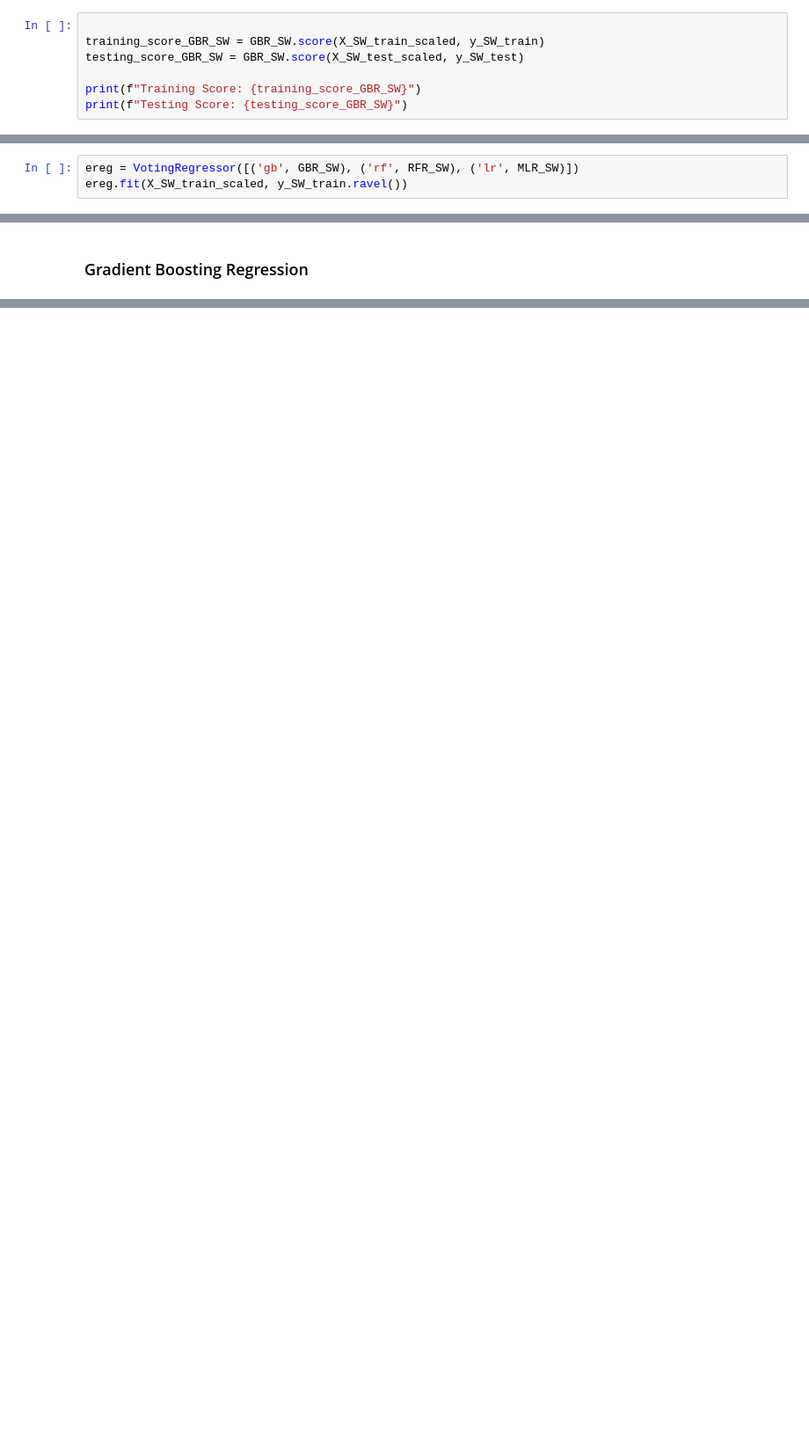
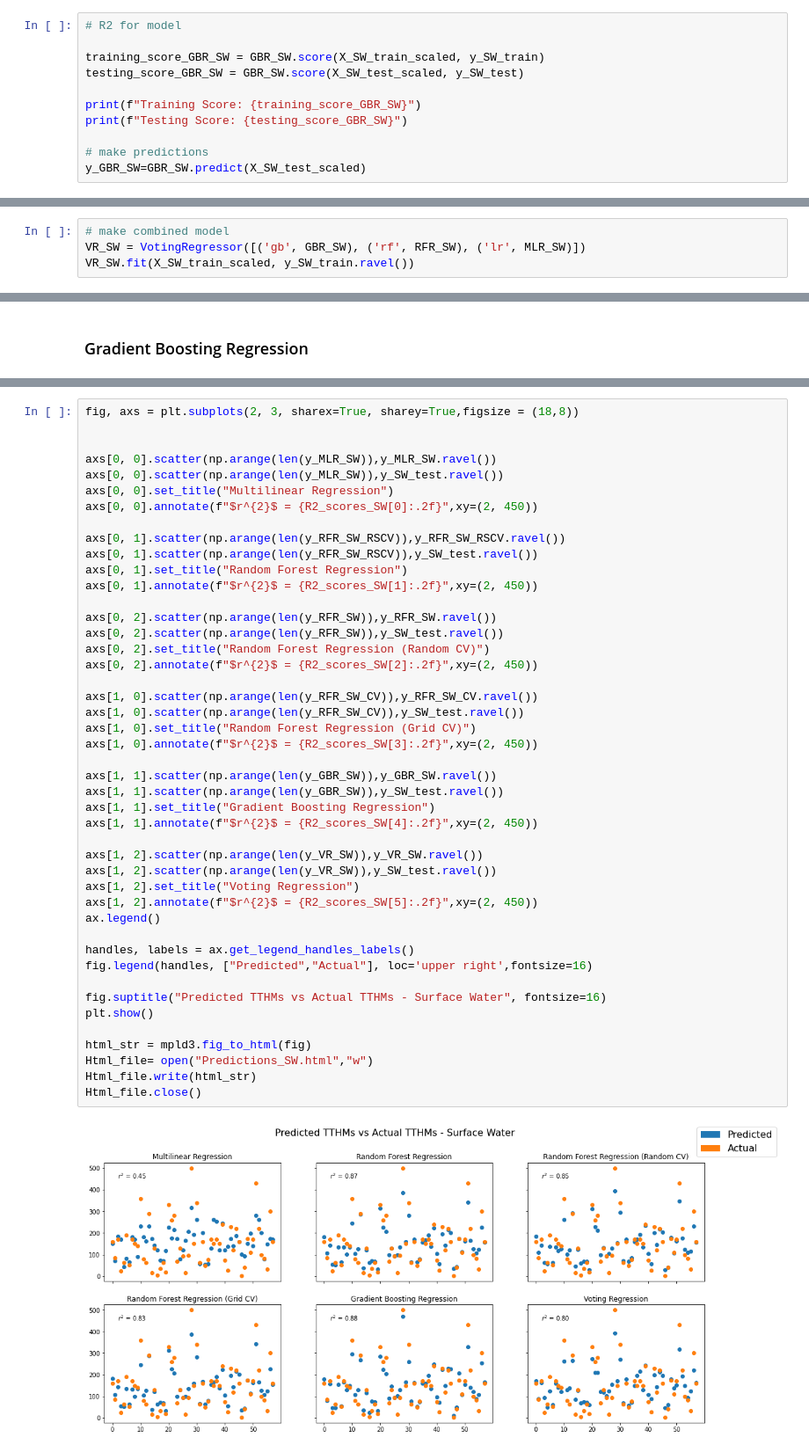
Before and after one commit to JackXinPan/Final-Project, a Jupyter notebook: GW vs SW.ipynb, the cells around one changed output, grey strips where cells are left out. Shown at 88% size. Drawn from its saved outputs; the diff is of its cells as text; blank space fills up the shorter version.

```diff
--- a/GW vs SW.ipynb
+++ b/GW vs SW.ipynb
@@ -303,10 +335,14 @@ GradientBoostingRegressor(random_state=42)
 # %%
+# R2 for model
 
 training_score_GBR_SW = GBR_SW.score(X_SW_train_scaled, y_SW_train)
 testing_score_GBR_SW = GBR_SW.score(X_SW_test_scaled, y_SW_test)
 
 print(f"Training Score: {training_score_GBR_SW}")
 print(f"Testing Score: {testing_score_GBR_SW}")
+
+# make predictions
+y_GBR_SW=GBR_SW.predict(X_SW_test_scaled)
 # %% [output]
 Training Score: 0.9866408733497116
 Testing Score: 0.8843036792117092
@@ -313,8 +373,9 @@ Testing Score: 0.8843036792117092
 # %% [markdown]
 ### Voting Regressor
 # %%
-ereg = VotingRegressor([('gb', GBR_SW), ('rf', RFR_SW), ('lr', MLR_SW)])
-ereg.fit(X_SW_train_scaled, y_SW_train.ravel())
+# make combined model
+VR_SW = VotingRegressor([('gb', GBR_SW), ('rf', RFR_SW), ('lr', MLR_SW)])
+VR_SW.fit(X_SW_train_scaled, y_SW_train.ravel())
 # %% [output]
 VotingRegressor(estimators=[('gb', GradientBoostingRegressor(random_state=42)),
                             ('rf',
@@ -694,0 +646,47 @@ array([nan, nan, nan, nan, nan, nan, nan, nan, nan, nan])
+# %%
+fig, axs = plt.subplots(2, 3, sharex=True, sharey=True,figsize = (18,8))
+
+
+axs[0, 0].scatter(np.arange(len(y_MLR_SW)),y_MLR_SW.ravel())
+axs[0, 0].scatter(np.arange(len(y_MLR_SW)),y_SW_test.ravel())
+axs[0, 0].set_title("Multilinear Regression")
+axs[0, 0].annotate(f"$r^{2}$ = {R2_scores_SW[0]:.2f}",xy=(2, 450))
+
+axs[0, 1].scatter(np.arange(len(y_RFR_SW_RSCV)),y_RFR_SW_RSCV.ravel())
+axs[0, 1].scatter(np.arange(len(y_RFR_SW_RSCV)),y_SW_test.ravel())
+axs[0, 1].set_title("Random Forest Regression")
+axs[0, 1].annotate(f"$r^{2}$ = {R2_scores_SW[1]:.2f}",xy=(2, 450))
+
+axs[0, 2].scatter(np.arange(len(y_RFR_SW)),y_RFR_SW.ravel())
+axs[0, 2].scatter(np.arange(len(y_RFR_SW)),y_SW_test.ravel())
+axs[0, 2].set_title("Random Forest Regression (Random CV)")
+axs[0, 2].annotate(f"$r^{2}$ = {R2_scores_SW[2]:.2f}",xy=(2, 450))
+
+axs[1, 0].scatter(np.arange(len(y_RFR_SW_CV)),y_RFR_SW_CV.ravel())
+axs[1, 0].scatter(np.arange(len(y_RFR_SW_CV)),y_SW_test.ravel())
+axs[1, 0].set_title("Random Forest Regression (Grid CV)")
+axs[1, 0].annotate(f"$r^{2}$ = {R2_scores_SW[3]:.2f}",xy=(2, 450))
+
+axs[1, 1].scatter(np.arange(len(y_GBR_SW)),y_GBR_SW.ravel())
+axs[1, 1].scatter(np.arange(len(y_GBR_SW)),y_SW_test.ravel())
+axs[1, 1].set_title("Gradient Boosting Regression")
+axs[1, 1].annotate(f"$r^{2}$ = {R2_scores_SW[4]:.2f}",xy=(2, 450))
+
+axs[1, 2].scatter(np.arange(len(y_VR_SW)),y_VR_SW.ravel())
+axs[1, 2].scatter(np.arange(len(y_VR_SW)),y_SW_test.ravel())
+axs[1, 2].set_title("Voting Regression")
+axs[1, 2].annotate(f"$r^{2}$ = {R2_scores_SW[5]:.2f}",xy=(2, 450))
+ax.legend()
+
+handles, labels = ax.get_legend_handles_labels()
+fig.legend(handles, ["Predicted","Actual"], loc='upper right',fontsize=16)
+
+fig.suptitle("Predicted TTHMs vs Actual TTHMs - Surface Water", fontsize=16)
+plt.show()
+
+html_str = mpld3.fig_to_html(fig)
+Html_file= open("Predictions_SW.html","w")
+Html_file.write(html_str)
+Html_file.close()
+# %% [output]
+[figure, added]
```
Also changed, not shown: parts of 108 cells of this notebook, 14 other files.
